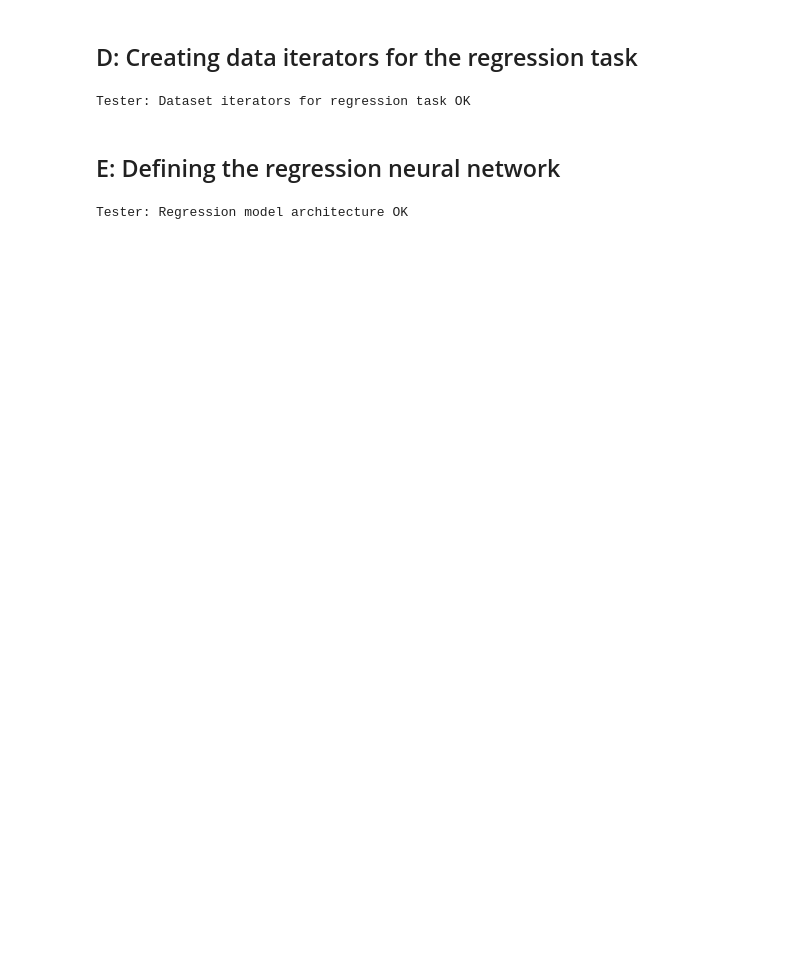
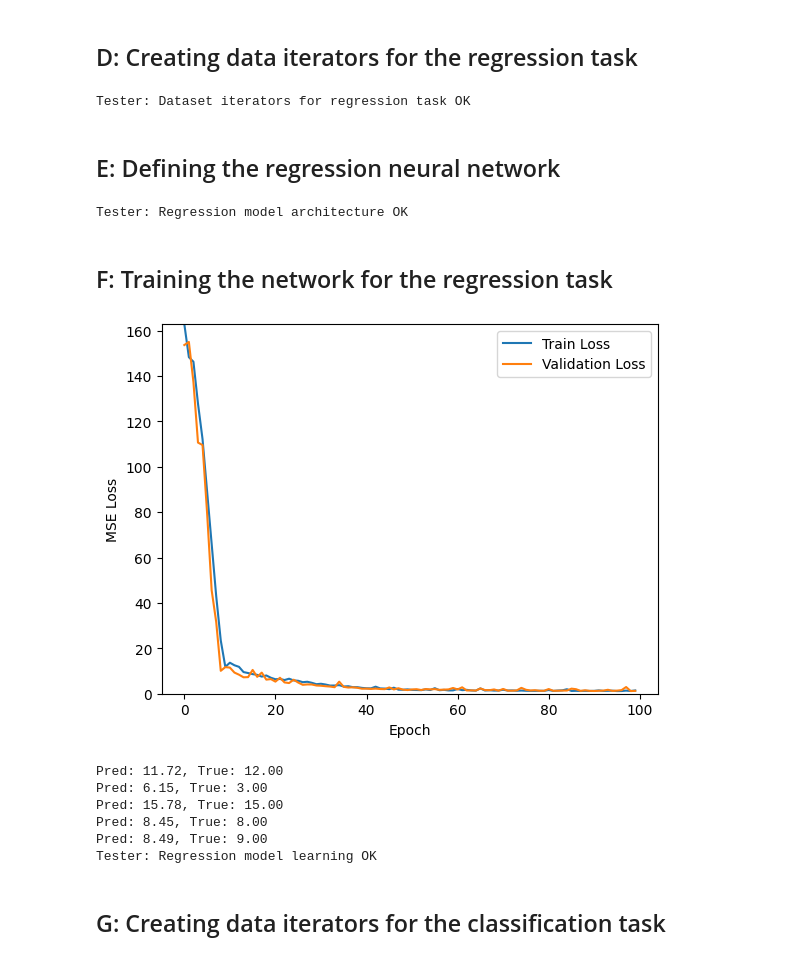
Before and after one commit to KendiJ/DeepNetworks-ELTE, a Jupyter notebook: 01_Assignment/01_HW.ipynb, the cells around one changed output. Cells and saved outputs as stored; diff of their text form; code cells hidden in the pictures; blank space fills up the shorter version.

```diff
--- a/01_Assignment/01_HW.ipynb
+++ b/01_Assignment/01_HW.ipynb
@@ -147,3 +146,79 @@ reg_model = RegressionModel()
 tester.test('reg_model_architecture', reg_model)
 # %% [output]
 Tester: Regression model architecture OK
+# %% [markdown]
+## F: Training the network for the regression task
+# %%
+criterion = nn.MSELoss()
+optimiser = torch.optim.Adam(reg_model.parameters(), lr=0.001)
+
+num_epochs = 100
+
+train_losses = []
+val_losses = []
+
+for epoch in range(num_epochs):
+    reg_model.train()
+    train_loss = 0.0
+
+    for X, y in dataloader_reg_train:
+        optimiser.zero_grad()
+        outputs = reg_model(X)
+        loss = criterion(outputs, y)
+        loss.backward()
+        optimiser.step()
+        train_loss += loss.item()
+
+    train_loss /= len(dataloader_reg_train)
+
+    reg_model.eval()
+    val_loss = 0.0
+    with torch.no_grad():
+        for X, y in dataloader_reg_val:
+            outputs = reg_model(X)
+            loss = criterion(outputs, y)
+            val_loss += loss.item()
+
+    val_loss /= len(dataloader_reg_val)
+
+    train_losses.append(train_loss)
+    val_losses.append(val_loss)
+
+
+plt.figure()
+plt.plot(train_losses, label="Train Loss")
+plt.plot(val_losses, label="Validation Loss")
+plt.legend()
+plt.xlabel("Epoch")
+plt.ylabel("MSE Loss")
+plt.ylim(0, max(train_losses))
+plt.show()
+
+
+reg_model.eval()
+test_loss = 0.0
+with torch.no_grad():
+    for X, y in dataloader_reg_test:
+        outputs = reg_model(X)
+        loss = criterion(outputs, y)
+        test_loss += loss.item()
+
+test_mse = test_loss / len(dataloader_reg_test)
+
+for X, y in dataloader_reg_test:
+    preds = reg_model(X)
+    for i in range(5):
+        print(f"Pred: {preds[i].item():.2f}, True: {y[i].item():.2f}")
+    break
+
+tester.test('reg_model_learning', test_mse)
+# %% [output]
+[figure, added]
+Pred: 11.72, True: 12.00
+Pred: 6.15, True: 3.00
+Pred: 15.78, True: 15.00
+Pred: 8.45, True: 8.00
+Pred: 8.49, True: 9.00
+Tester: Regression model learning OK
+# %% [markdown]
+## G: Creating data iterators for the classification task
```
Also changed, not shown: parts of 8 cells of this notebook.
